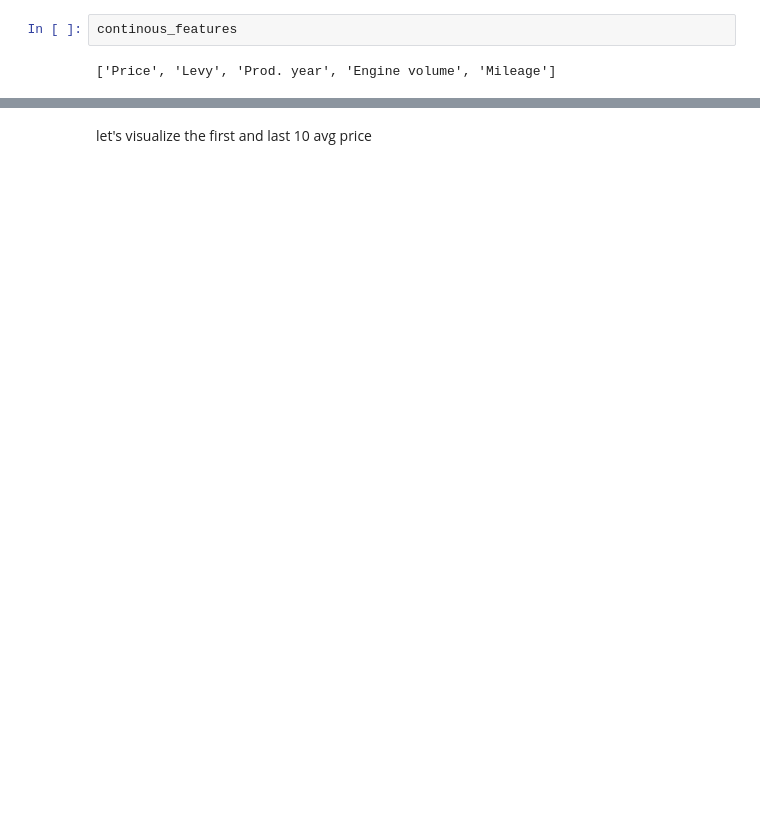
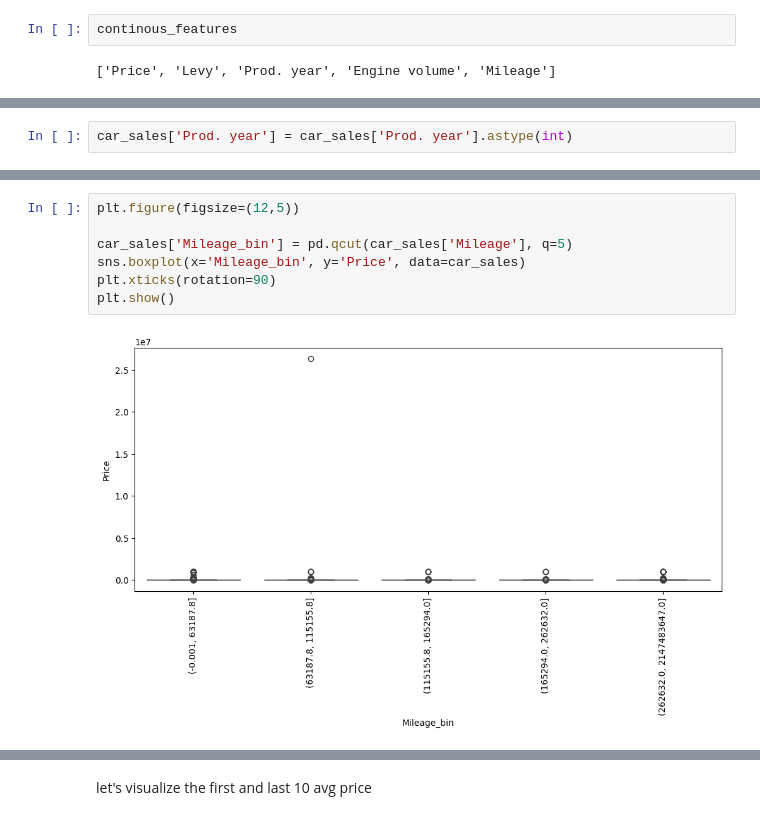
Before and after one commit to ahmeddiab1234/End-to-End-Car-Price-prediction, a Jupyter notebook: EDA.ipynb, the cells around one changed output, grey strips where cells are left out. Drawn from its saved outputs; the diff is of its cells as text; blank space fills up the shorter version.

```diff
--- a/EDA.ipynb
+++ b/EDA.ipynb
@@ -664,0 +693,2 @@ and we can see the gap between `LAMBORGHINI` and the secend `BENTLEY` it about 5
+# %%
+car_sales['Prod. year'] = car_sales['Prod. year'].astype(int)
@@ -664,0 +830,9 @@ and we can see the gap between `LAMBORGHINI` and the secend `BENTLEY` it about 5
+# %%
+plt.figure(figsize=(12,5))
+
+car_sales['Mileage_bin'] = pd.qcut(car_sales['Mileage'], q=5)
+sns.boxplot(x='Mileage_bin', y='Price', data=car_sales)
+plt.xticks(rotation=90)
+plt.show()
+# %% [output]
+[figure, added]
```
Also changed, not shown: parts of 26 cells of this notebook, 1 other file.
